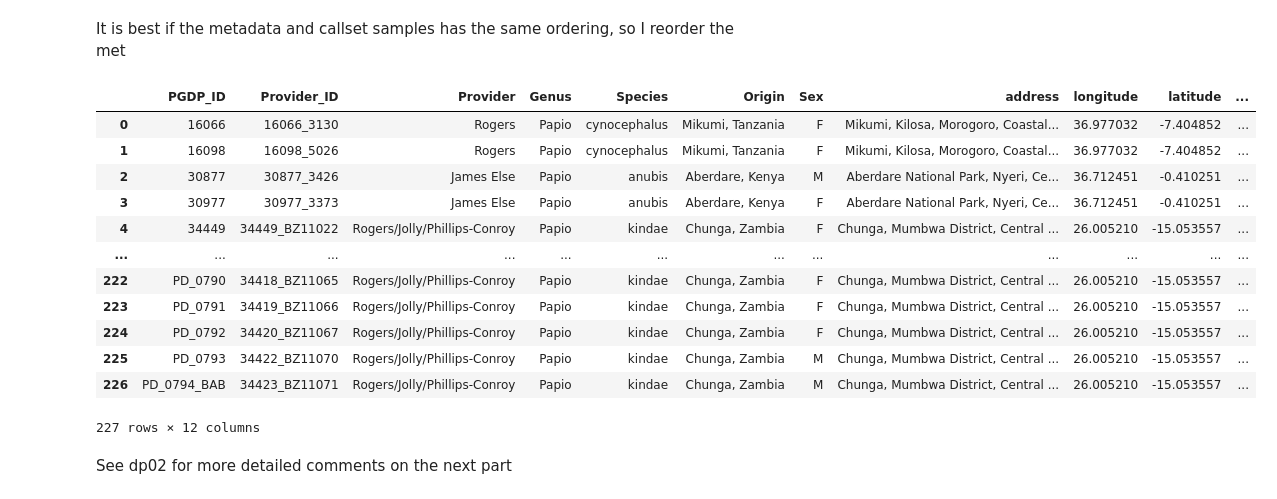
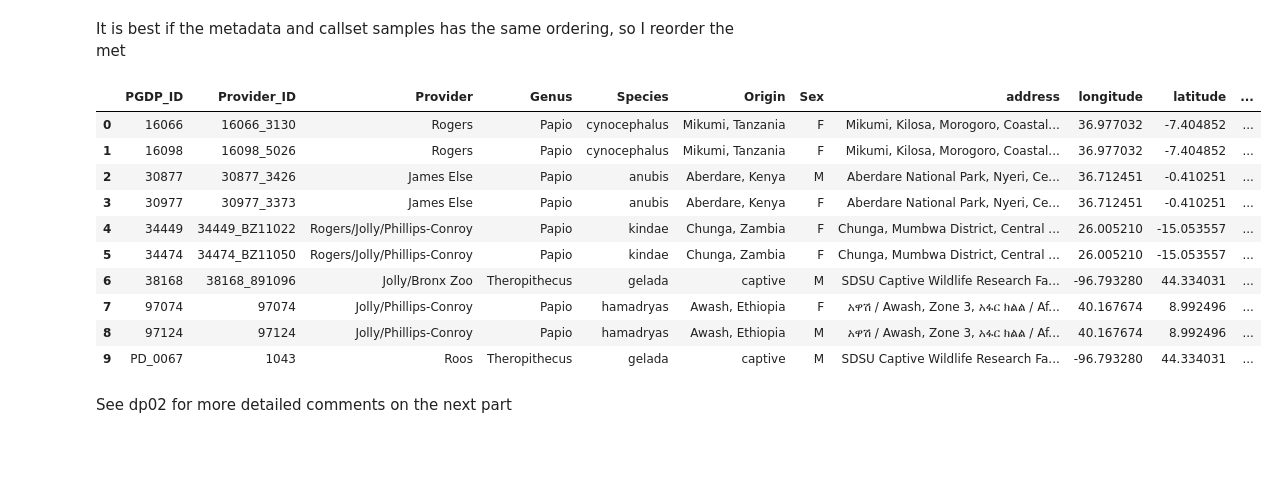
Before and after one commit to erikfogh/baboon_analysis, a Jupyter notebook: notebooks/dp01_metadata.ipynb, the cells around one changed output. Cells and saved outputs as stored; diff of their text form; code cells hidden in the pictures; blank space fills up the shorter version.

```diff
--- a/notebooks/dp01_metadata.ipynb
+++ b/notebooks/dp01_metadata.ipynb
@@ -152,19 +153,17 @@ metadata_present_samples.to_csv("../data/Papio_metadata_with_clustering.txt", se
 # %%
-metadata_present_samples
+metadata_present_samples.iloc[:10]
 # %% [output]
 |  | PGDP_ID | Provider_ID | Provider | Genus | Species | Origin | Sex | address | longitude | latitude | ... |
 | 0 | 16066 | 16066_3130 | Rogers | Papio | cynocephalus | Mikumi, Tanzania | F | Mikumi, Kilosa, Morogoro, Coastal... | 36.977032 | -7.404852 | ... |
 | 1 | 16098 | 16098_5026 | Rogers | Papio | cynocephalus | Mikumi, Tanzania | F | Mikumi, Kilosa, Morogoro, Coastal... | 36.977032 | -7.404852 | ... |
 | 2 | 30877 | 30877_3426 | James Else | Papio | anubis | Aberdare, Kenya | M | Aberdare National Park, Nyeri, Ce... | 36.712451 | -0.410251 | ... |
 | 3 | 30977 | 30977_3373 | James Else | Papio | anubis | Aberdare, Kenya | F | Aberdare National Park, Nyeri, Ce... | 36.712451 | -0.410251 | ... |
 | 4 | 34449 | 34449_BZ11022 | Rogers/Jolly/Phillips-Conroy | Papio | kindae | Chunga, Zambia | F | Chunga, Mumbwa District, Central ... | 26.005210 | -15.053557 | ... |
-| ... | ... | ... | ... | ... | ... | ... | ... | ... | ... | ... | ... |
-| 222 | PD_0790 | 34418_BZ11065 | Rogers/Jolly/Phillips-Conroy | Papio | kindae | Chunga, Zambia | F | Chunga, Mumbwa District, Central ... | 26.005210 | -15.053557 | ... |
-| 223 | PD_0791 | 34419_BZ11066 | Rogers/Jolly/Phillips-Conroy | Papio | kindae | Chunga, Zambia | F | Chunga, Mumbwa District, Central ... | 26.005210 | -15.053557 | ... |
-| 224 | PD_0792 | 34420_BZ11067 | Rogers/Jolly/Phillips-Conroy | Papio | kindae | Chunga, Zambia | F | Chunga, Mumbwa District, Central ... | 26.005210 | -15.053557 | ... |
-| 225 | PD_0793 | 34422_BZ11070 | Rogers/Jolly/Phillips-Conroy | Papio | kindae | Chunga, Zambia | M | Chunga, Mumbwa District, Central ... | 26.005210 | -15.053557 | ... |
-| 226 | PD_0794_BAB | 34423_BZ11071 | Rogers/Jolly/Phillips-Conroy | Papio | kindae | Chunga, Zambia | M | Chunga, Mumbwa District, Central ... | 26.005210 | -15.053557 | ... |
+| 5 | 34474 | 34474_BZ11050 | Rogers/Jolly/Phillips-Conroy | Papio | kindae | Chunga, Zambia | F | Chunga, Mumbwa District, Central ... | 26.005210 | -15.053557 | ... |
+| 6 | 38168 | 38168_891096 | Jolly/Bronx Zoo | Theropithecus | gelada | captive | M | SDSU Captive Wildlife Research Fa... | -96.793280 | 44.334031 | ... |
+| 7 | 97074 | 97074 | Jolly/Phillips-Conroy | Papio | hamadryas | Awash, Ethiopia | F | አዋሽ / Awash, Zone 3, አፋር ክልል / Af... | 40.167674 | 8.992496 | ... |
+| 8 | 97124 | 97124 | Jolly/Phillips-Conroy | Papio | hamadryas | Awash, Ethiopia | M | አዋሽ / Awash, Zone 3, አፋር ክልል / Af... | 40.167674 | 8.992496 | ... |
+| 9 | PD_0067 | 1043 | Roos | Theropithecus | gelada | captive | M | SDSU Captive Wildlife Research Fa... | -96.793280 | 44.334031 | ... |
-227 rows × 12 columns
 # %% [markdown]
 See dp02 for more detailed comments on the next part
 # %%
```
Also changed, not shown: parts of 3 cells of this notebook, 23 other files.
